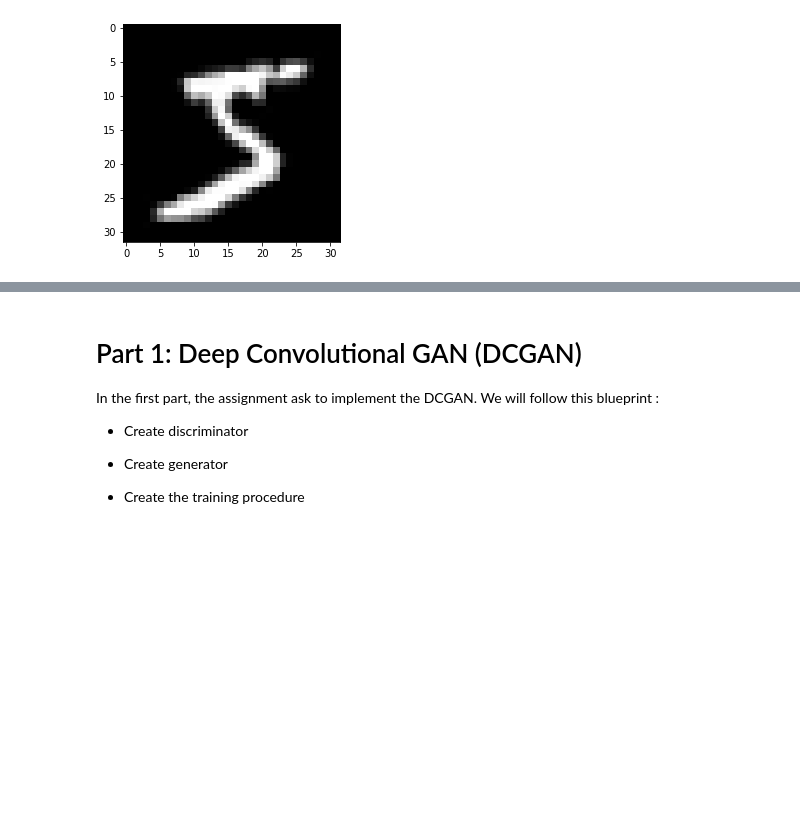
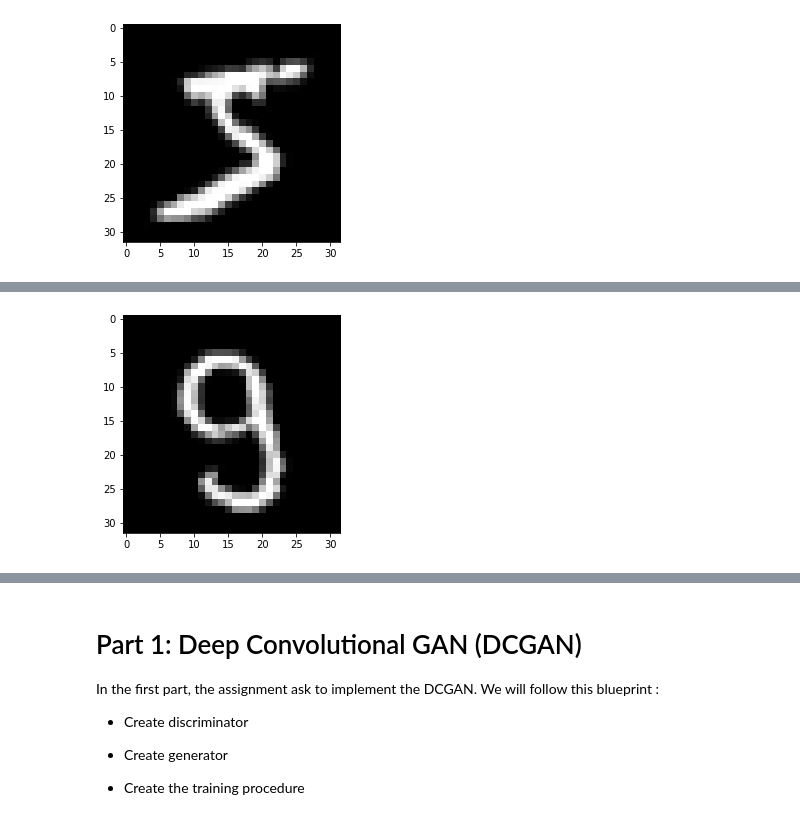
Before and after one commit to melchior-prugniaud/DL-DCGAN-CYCLEGAN, a Jupyter notebook: Cycle_GAN_Implementation.ipynb, the cells around one changed output, grey strips where cells are left out. Cells and saved outputs as stored; diff of their text form; code cells hidden in the pictures; blank space fills up the shorter version.

```diff
--- a/Cycle_GAN_Implementation.ipynb
+++ b/Cycle_GAN_Implementation.ipynb
@@ -152,0 +183,6 @@ plt.imshow(t[0],cmap='gray',interpolation='none')
+# %%
+for batch in test_mnist:
+  plt.imshow(batch[0,:,:,0],cmap='gray',interpolation='none')
+  break
+# %% [output]
+[figure, added]
```
Also changed, not shown: parts of 29 cells of this notebook.
